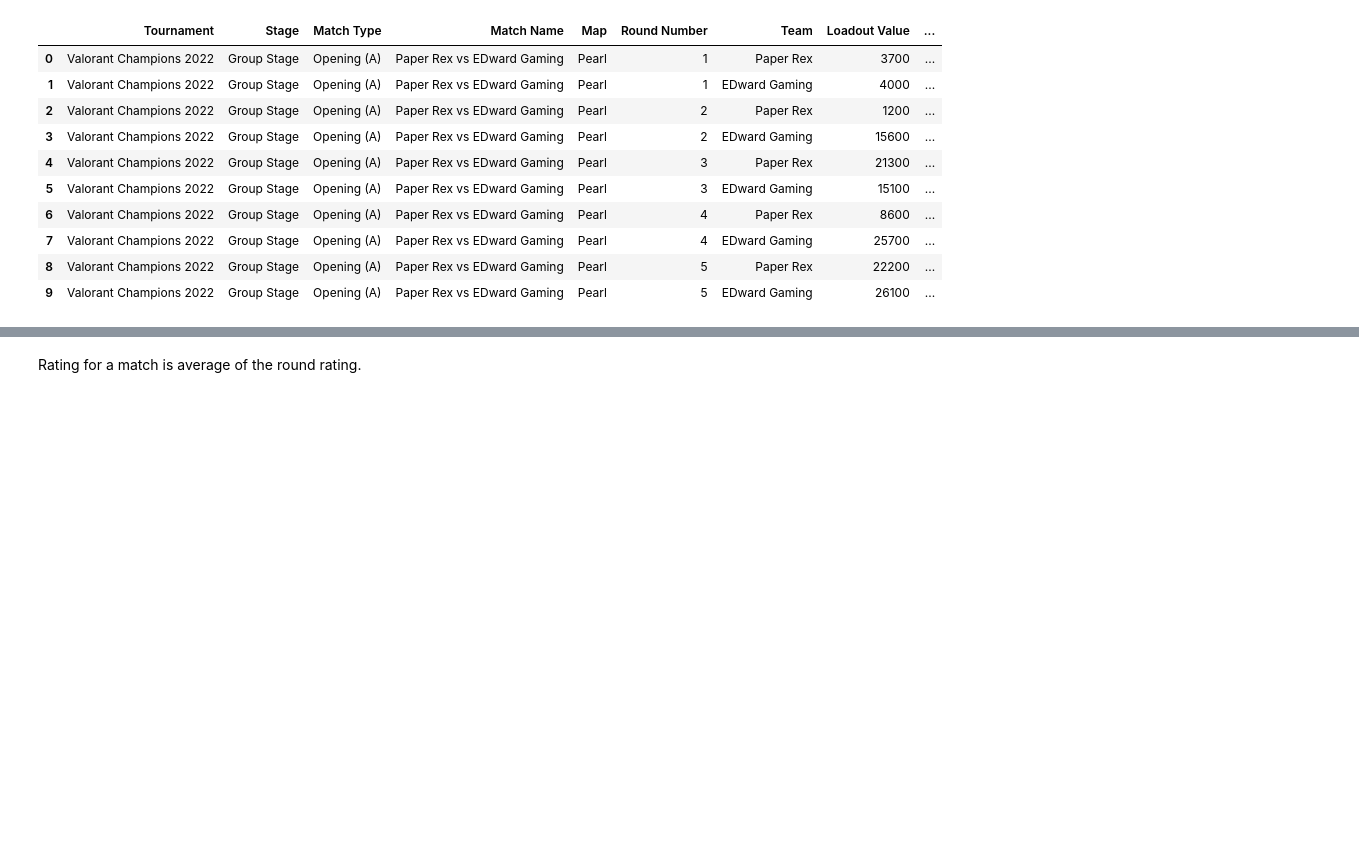
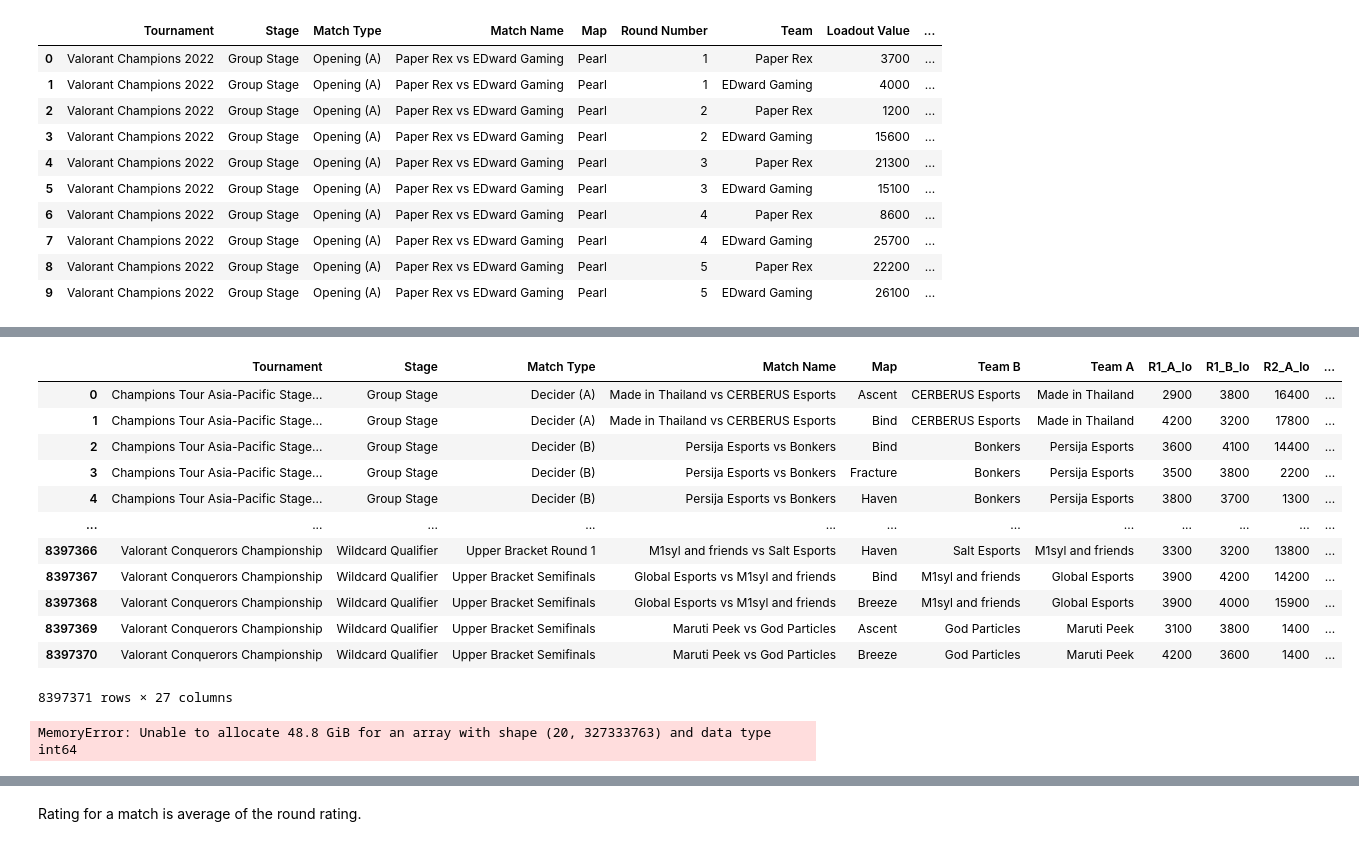
Before and after one commit to ahrlim/vct-erdos-project, a Jupyter notebook: notebooks/vct_2022_eco_player_prob_rating.ipynb, the cells around one changed output, grey strips where cells are left out. Saved outputs shown, nothing was run; the diff lists cells and outputs as text; code cells hidden in the pictures; blank space fills up the shorter version.

```diff
--- a/notebooks/vct_2022_eco_player_prob_rating.ipynb
+++ b/notebooks/vct_2022_eco_player_prob_rating.ipynb
@@ -280,21 +276,58 @@ team_ab_2022
+# %%
+keys = ['Tournament', 'Stage', 'Match Type', 'Match Name', 'Map','Team']
+
+for i in range(10):
+    team_ab_2022 =\
+    pd.merge(
+        team_ab_2022.rename(columns={"Team A":"Team"})\
+        ,eco_rounds_for_prob[eco_rounds_for_prob["Round Number"] == i+1].drop(columns=["Round Number"])\
+        ,on=keys
+    )\
+    .rename(columns={"Loadout Value":f"R{i+1}_A_lo"})\
+    .rename(columns={"Team":"Team A", "Team B":"Team"})\
+    .set_index(['Tournament', 'Stage', 'Match Type', 'Match Name', 'Map','Team'])\
+    .join(eco_rounds_for_prob[eco_rounds_for_prob["Round Number"] == i+1].drop(columns=["Round Number"])\
+        .set_index(['Tournament', 'Stage', 'Match Type', 'Match Name', 'Map','Team'])\
+    )\
+    .reset_index()\
+    .rename(columns={"Loadout Value":f"R{i+1}_B_lo"})\
+    .rename(columns={"Team":"Team B"})\
+
+team_ab_2022
+# %% [output]
+|  | Tournament | Stage | Match Type | Match Name | Map | Team B | Team A | R1_A_lo | R1_B_lo | R2_A_lo | ... |
+| 0 | Champions Tour Asia-Pacific Stage... | Group Stage | Decider (A) | Made in Thailand vs CERBERUS Esports | Ascent | CERBERUS Esports | Made in Thailand | 2900 | 3800 | 16400 | ... |
+| 1 | Champions Tour Asia-Pacific Stage... | Group Stage | Decider (A) | Made in Thailand vs CERBERUS Esports | Bind | CERBERUS Esports | Made in Thailand | 4200 | 3200 | 17800 | ... |
+| 2 | Champions Tour Asia-Pacific Stage... | Group Stage | Decider (B) | Persija Esports vs Bonkers | Bind | Bonkers | Persija Esports | 3600 | 4100 | 14400 | ... |
+| 3 | Champions Tour Asia-Pacific Stage... | Group Stage | Decider (B) | Persija Esports vs Bonkers | Fracture | Bonkers | Persija Esports | 3500 | 3800 | 2200 | ... |
+| 4 | Champions Tour Asia-Pacific Stage... | Group Stage | Decider (B) | Persija Esports vs Bonkers | Haven | Bonkers | Persija Esports | 3800 | 3700 | 1300 | ... |
+| ... | ... | ... | ... | ... | ... | ... | ... | ... | ... | ... | ... |
+| 8397366 | Valorant Conquerors Championship | Wildcard Qualifier | Upper Bracket Round 1 | M1syl and friends vs Salt Esports | Haven | Salt Esports | M1syl and friends | 3300 | 3200 | 13800 | ... |
+| 8397367 | Valorant Conquerors Championship | Wildcard Qualifier | Upper Bracket Semifinals | Global Esports vs M1syl and friends | Bind | M1syl and friends | Global Esports | 3900 | 4200 | 14200 | ... |
+| 8397368 | Valorant Conquerors Championship | Wildcard Qualifier | Upper Bracket Semifinals | Global Esports vs M1syl and friends | Breeze | M1syl and friends | Global Esports | 3900 | 4000 | 15900 | ... |
+| 8397369 | Valorant Conquerors Championship | Wildcard Qualifier | Upper Bracket Semifinals | Maruti Peek vs God Particles | Ascent | God Particles | Maruti Peek | 3100 | 3800 | 1400 | ... |
+| 8397370 | Valorant Conquerors Championship | Wildcard Qualifier | Upper Bracket Semifinals | Maruti Peek vs God Particles | Breeze | God Particles | Maruti Peek | 4200 | 3600 | 1400 | ... |
+8397371 rows × 27 columns
 # %%
-keys = ['Tournament', 'Stage', 'Match Type', 'Match Name', 'Map','Team']
+# keys = ['Tournament', 'Stage', 'Match Type', 'Match Name', 'Map','Team']
 
-Eco_rounds_ab_2022=\
-pd.merge(
-    team_ab_2022.rename(columns={"Team A":"Team"})\
-    ,eco_rounds\
-    ,on=keys
-)\
-.rename(columns={"Loadout Value":"Loadout_A", "Remaining Credits":"Remaining_credit_A", "Type":"Eco_type_A", "Outcome":"Outcome_A"})\
-.rename(columns={"Team":"Team A", "Team B":"Team"})\
-.set_index(['Tournament', 'Stage', 'Match Type', 'Match Name', 'Map','Team', 'Round Number'])\
-.join(eco_rounds\
-      .set_index(['Tournament', 'Stage', 'Match Type', 'Match Name', 'Map','Team', 'Round Number'])\
-)\
-.reset_index()\
-.rename(columns={"Loadout Value":"Loadout_B", "Remaining Credits":"Remaining_credit_B", "Type":"Eco_type_B", "Outcome":"Outcome_B"})\
-.rename(columns={"Team":"Team B"})
+# Eco_rounds_ab_2022=\
+# pd.merge(
+#     team_ab_2022.rename(columns={"Team A":"Team"})\
+#     ,eco_rounds\
+#     ,on=keys
+# )\
+# .rename(columns={"Loadout Value":"Loadout_A", "Remaining Credits":"Remaining_credit_A", "Type":"Eco_type_A", "Outcome":"Outcome_A"})\
+# .rename(columns={"Team":"Team A", "Team B":"Team"})\
+# .set_index(['Tournament', 'Stage', 'Match Type', 'Match Name', 'Map','Team', 'Round Number'])\
+# .join(eco_rounds\
+#       .set_index(['Tournament', 'Stage', 'Match Type', 'Match Name', 'Map','Team', 'Round Number'])\
+# )\
+# .reset_index()\
+# .rename(columns={"Loadout Value":"Loadout_B", "Remaining Credits":"Remaining_credit_B", "Type":"Eco_type_B", "Outcome":"Outcome_B"})\
+# .rename(columns={"Team":"Team B"})
 
-#Eco_rounds_ab_2022.head()
+# #Eco_rounds_ab_2022.head()
+# %% [output]
+MemoryError: Unable to allocate 48.8 GiB for an array with shape (20, 327333763) and data type int64
 # %%
```
Also changed, not shown: parts of 23 cells of this notebook, 1 other file.
